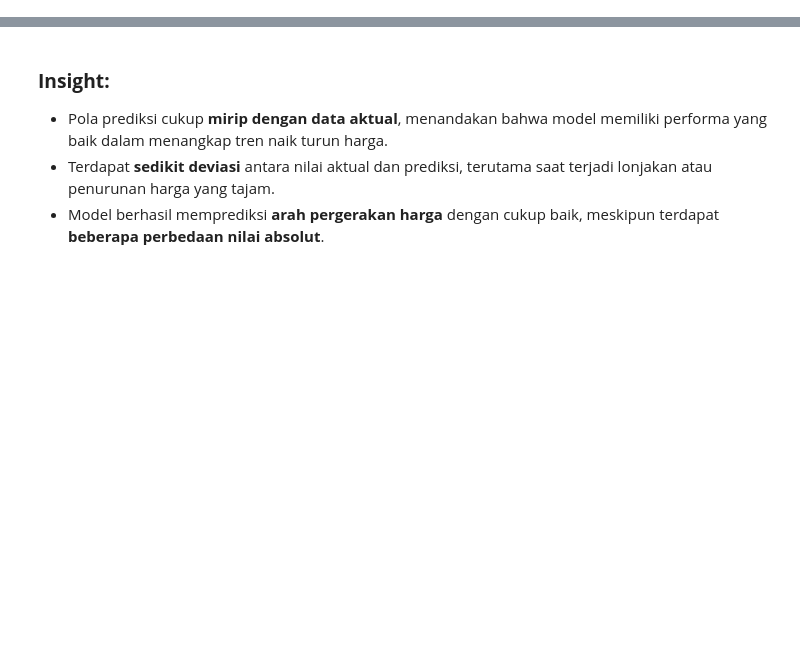
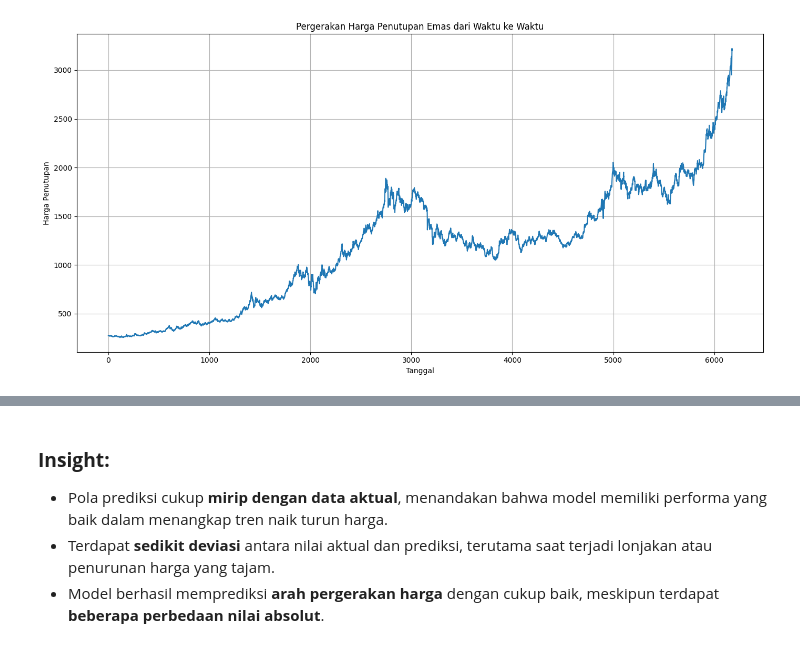
Before and after one commit to covryzne/capstone-goldsight, a Jupyter notebook: Notebook/notebook.ipynb, the cells around one changed output, grey strips where cells are left out. Drawn from its saved outputs; the diff is of its cells as text; code cells hidden in the pictures; blank space fills up the shorter version.

```diff
--- a/Notebook/notebook.ipynb
+++ b/Notebook/notebook.ipynb
@@ -916,0 +302,13 @@ Kode ini digunakan untuk membagi dataset yang telah dibentuk menjadi sekuens men
+# %%
+# Plot pergerakan harga emas dari waktu ke waktu
+plt.figure(figsize=(14, 7))
+plt.plot(df.index, df['close'])
+plt.title('Pergerakan Harga Penutupan Emas dari Waktu ke Waktu')
+plt.xlabel('Tanggal')
+plt.ylabel('Harga Penutupan')
+plt.grid(True)
+plt.xticks()
+plt.tight_layout()
+plt.show()
+# %% [output]
+[figure, added]
```
Also changed, not shown: parts of 125 cells of this notebook.
